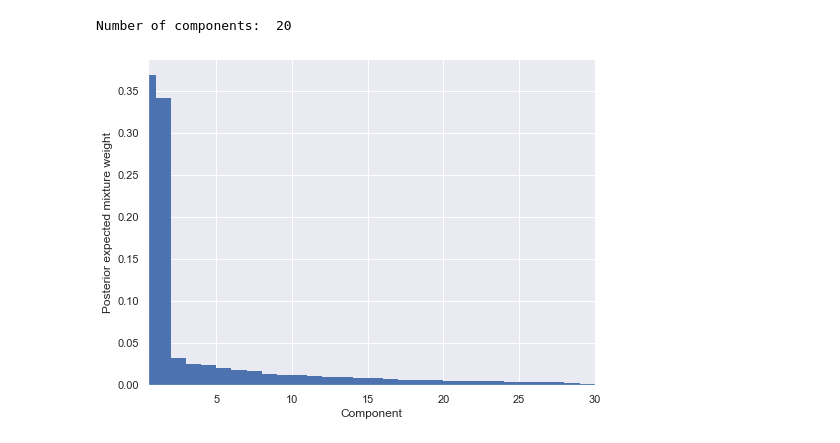
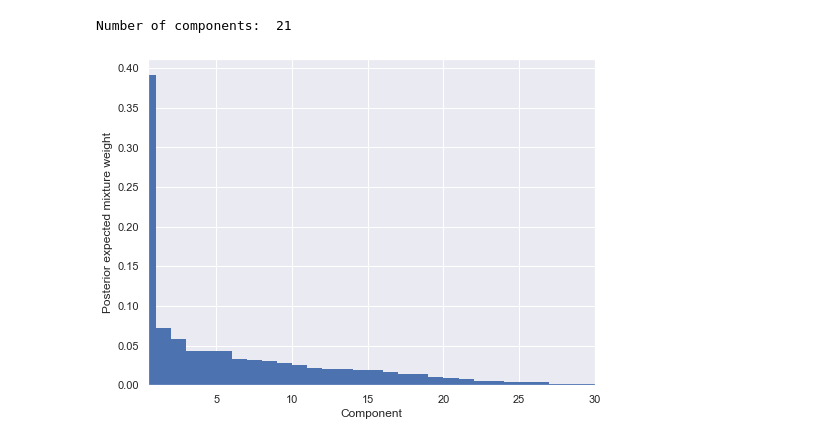
Before and after one commit to Thea-Hsu/EILS, a Jupyter notebook: dirchlet_AND_agglomerative_demo.ipynb, the cells around one changed output. Drawn from its saved outputs; the diff is of its cells as text; code cells hidden in the pictures.

```diff
--- a/dirchlet_AND_agglomerative_demo.ipynb
+++ b/dirchlet_AND_agglomerative_demo.ipynb
@@ -5,9 +6,14 @@ import pandas as pd
 import numpy as np
 # %%
 ag_data = pd.read_csv("dataset/Ag_features_normalised.csv")
-ag_data = ag_data[['popFCC', 'popHCP', 'popICOS', 'SCN3', 'SCN4', 'SCN5', 'SCN6', 'SCN7', 'SCN8', 'SCN9', 'SCN10', 'popSurface', 'coordNumberNormalised']]
+ag_data = ag_data[['popFCC', 'popHCP', 'popICOS', 'SCN3', 'SCN4', 'SCN5',
+'SCN6', 'SCN7', 'SCN8', 'SCN9', 'SCN10', 'popSurface', 'coordNumberNormalised']]
+nd_data = pd.read_csv('dataset/ND_finalClusters.csv')
+nd_data = nd_data[['H_conc', 'HCP_conc', 'FCC_conc', 'F_111', 'F_110', 'F_100',
+       'Sphericity', 'CC_coord', 'sp1', 'sp2', 'sp2x', 'sp3', 'dCC', 'dCCe',
+       'aCCC', 'aCCCe', 'D_nm']]
 # %%
-dm.plot_mixtures(30,ag_data)
+dm.plot_mixtures(30, nd_data)
 # %% [output]
-Number of components:  20
+Number of components:  21
-[figure, old version]
+[figure, new version]
```
Also changed, not shown: parts of 1 cell of this notebook, 4 other files.
